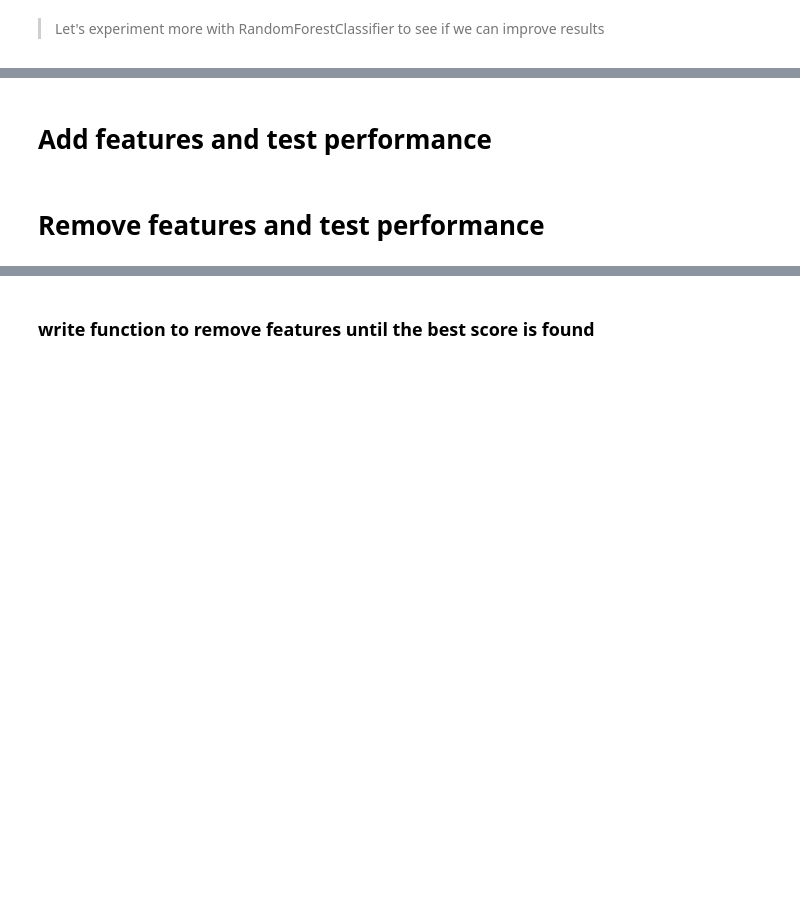
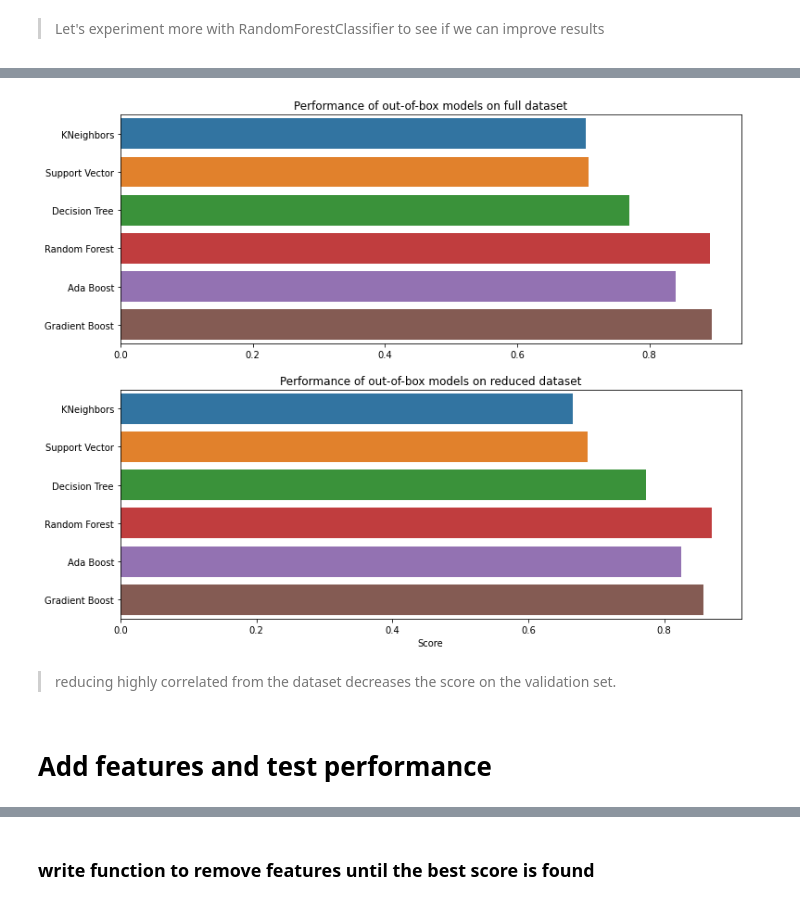
Before and after one commit to inherentspice/Polkadot-Price-Prediction, a Jupyter notebook: polkadot/creating_features_and_target.ipynb, the cells around one changed output, grey strips where cells are left out. Drawn from its saved outputs; the diff is of its cells as text; code cells hidden in the pictures; blank space fills up the shorter version.

```diff
--- a/polkadot/creating_features_and_target.ipynb
+++ b/polkadot/creating_features_and_target.ipynb
@@ -337,0 +217,4 @@ weighted avg       0.80      0.80      0.80       113
+# %%
+cor_matrix = X.corr().abs()
+upper_tri = cor_matrix.where(np.triu(np.ones(cor_matrix.shape),k=1).astype(np.bool))
+print(upper_tri)
@@ -337,0 +239,3 @@ weighted avg       0.80      0.80      0.80       113
+# %%
+to_drop = [column for column in upper_tri.columns if any(upper_tri[column] > 0.95)]
+print(); print(to_drop)
@@ -337,0 +244,3 @@ weighted avg       0.80      0.80      0.80       113
+# %%
+X_reduced = X.drop(columns=to_drop, axis=1)
+X_reduced.head()
@@ -337,0 +257,2 @@ weighted avg       0.80      0.80      0.80       113
+# %%
+classifiers_reduced = Utils().test_classifiers(X_reduced, y)
@@ -338,4 +279,14 @@ weighted avg       0.80      0.80      0.80       113
+# %%
+fix, (ax1, ax2) = plt.subplots(nrows=2, ncols=1, figsize=(12,10))
+sns.barplot(y=classifiers.index, x=classifiers['scores'], ax=ax1)
+sns.barplot(y=classifiers_reduced.index, x=classifiers_reduced['scores'], ax=ax2)
+ax1.set_xlabel('')
+ax2.set_xlabel('Score')
+ax1.set_title('Performance of out-of-box models on full dataset')
+ax2.set_title('Performance of out-of-box models on reduced dataset');
+# %% [output]
+[figure, added]
+# %% [markdown]
+> reducing highly correlated from the dataset decreases the score on the validation set.
 # %% [markdown]
 # Add features and test performance
-# %% [markdown]
-# Remove features and test performance
```
Also changed, not shown: parts of 113 cells of this notebook.
